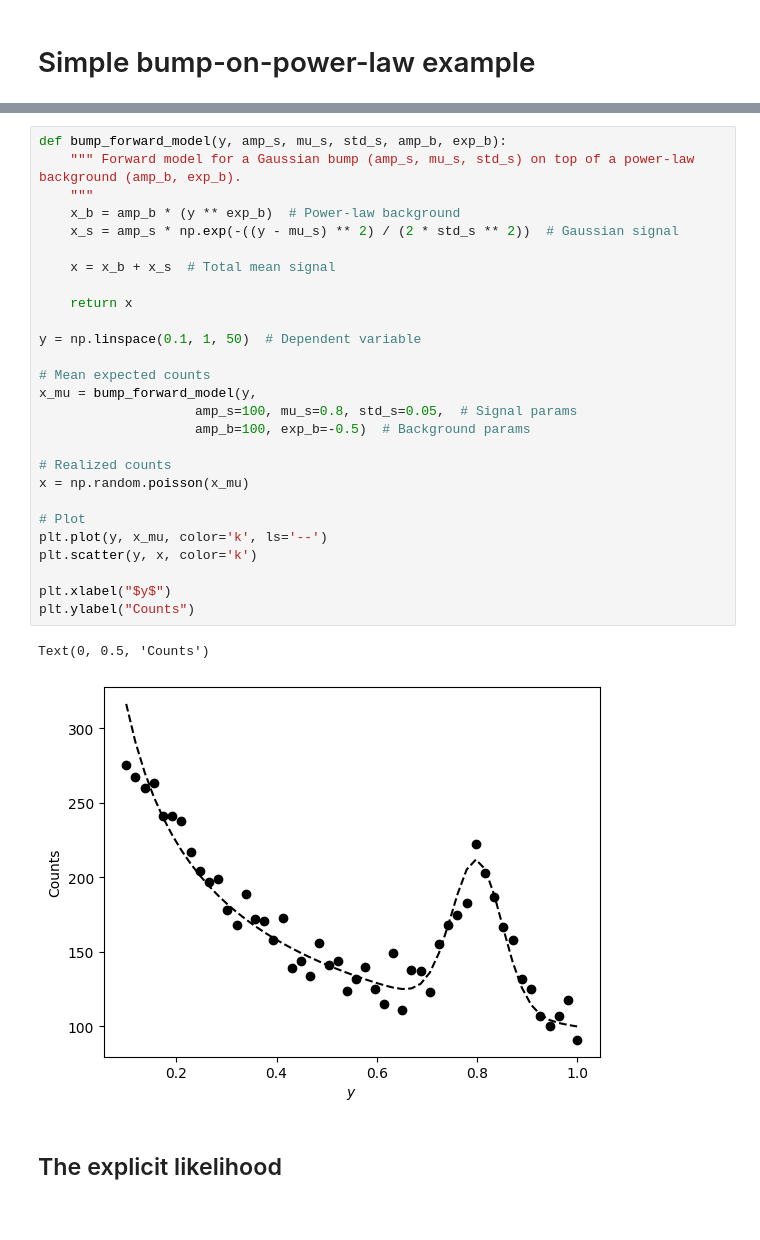
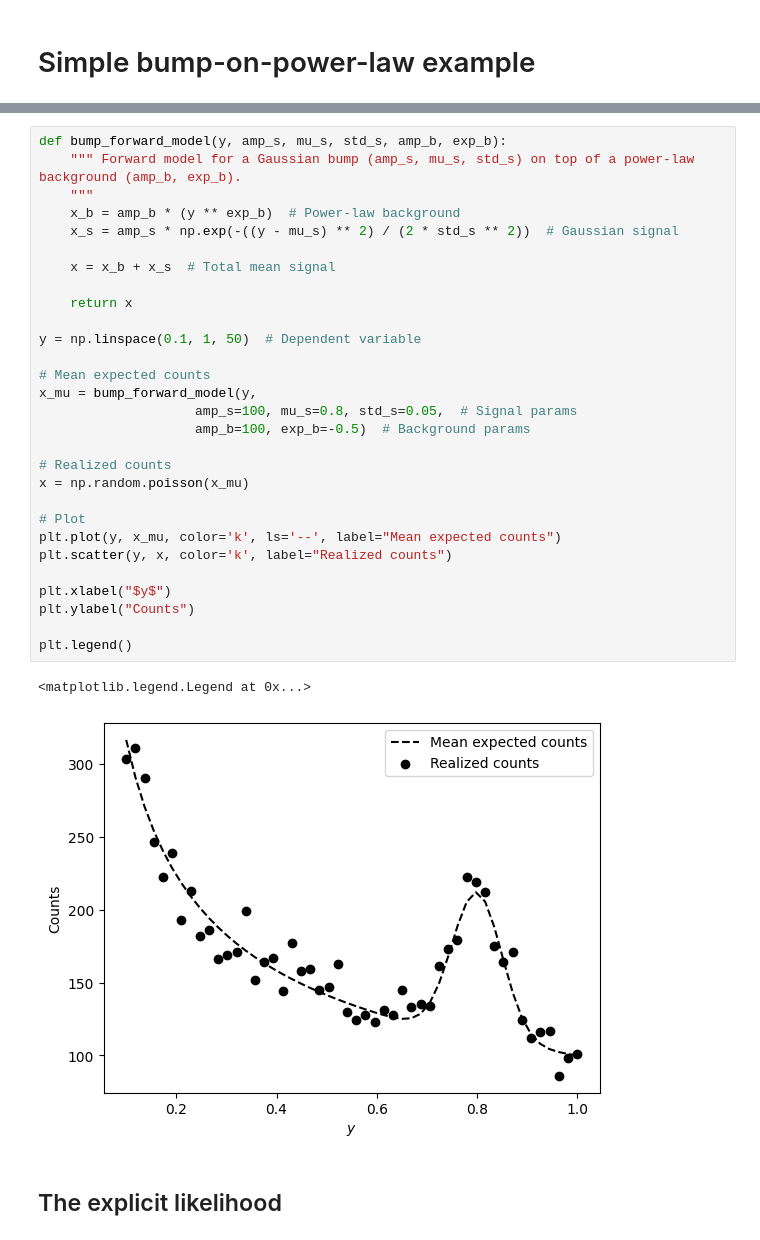
Before and after one commit to smsharma/sbi-lecture-mit, a Jupyter notebook: tutorial.ipynb, the cells around one changed output, grey strips where cells are left out. Cells and saved outputs as stored; diff of their text form.

```diff
--- a/tutorial.ipynb
+++ b/tutorial.ipynb
@@ -18,32 +33,34 @@ import corner
 # %%
 def bump_forward_model(y, amp_s, mu_s, std_s, amp_b, exp_b):
     """ Forward model for a Gaussian bump (amp_s, mu_s, std_s) on top of a power-law background (amp_b, exp_b).
     """
     x_b = amp_b * (y ** exp_b)  # Power-law background
     x_s = amp_s * np.exp(-((y - mu_s) ** 2) / (2 * std_s ** 2))  # Gaussian signal
 
     x = x_b + x_s  # Total mean signal
 
     return x
 
 y = np.linspace(0.1, 1, 50)  # Dependent variable
 
 # Mean expected counts
 x_mu = bump_forward_model(y,
                     amp_s=100, mu_s=0.8, std_s=0.05,  # Signal params
                     amp_b=100, exp_b=-0.5)  # Background params
 
 # Realized counts
 x = np.random.poisson(x_mu)
 
 # Plot
-plt.plot(y, x_mu, color='k', ls='--')
-plt.scatter(y, x, color='k')
+plt.plot(y, x_mu, color='k', ls='--', label="Mean expected counts")
+plt.scatter(y, x, color='k', label="Realized counts")
 
 plt.xlabel("$y$")
 plt.ylabel("Counts")
+
+plt.legend()
 # %% [output]
-Text(0, 0.5, 'Counts')
+<matplotlib.legend.Legend at 0x...>
-[figure, old version]
+[figure, new version]
 # %% [markdown]
 ## The explicit likelihood
```
Also changed, not shown: parts of 56 cells of this notebook, 1 other file.
